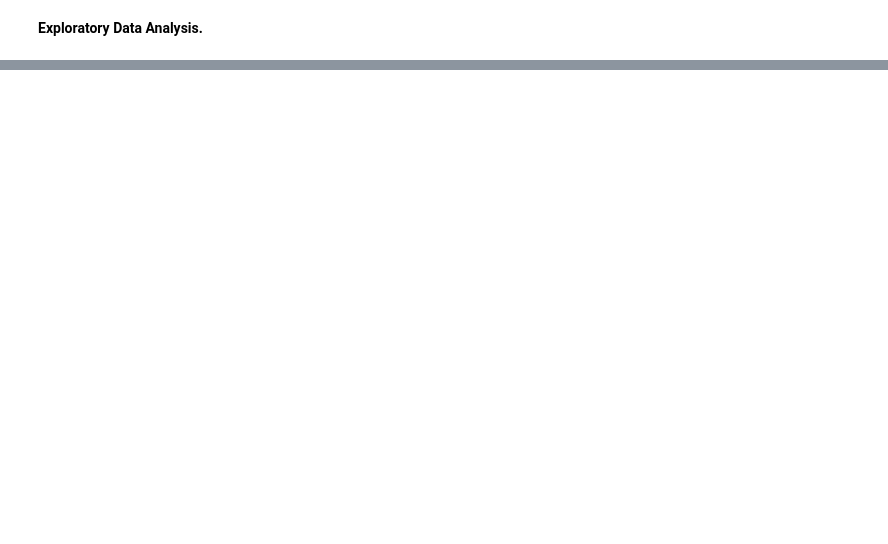
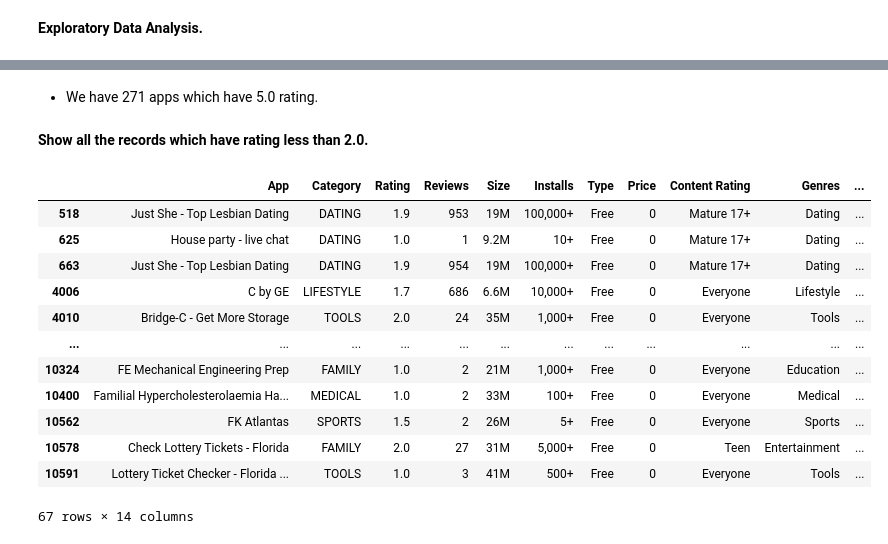
Before and after one commit to deepthisree2000/GooglePlaystore-EDA, a Jupyter notebook: Googleplaystore analysis.ipynb, the cells around one changed output, grey strips where cells are left out. Drawn from its saved outputs; the diff is of its cells as text; code cells hidden in the pictures; blank space fills up the shorter version.

```diff
--- a/Googleplaystore analysis.ipynb
+++ b/Googleplaystore analysis.ipynb
@@ -191,0 +226,20 @@ df.sample(1)
+# %% [markdown]
+* We have 271 apps which have 5.0 rating.
+# %% [markdown]
+**Show all the records which have rating less than 2.0.**
+# %%
+df[(df.Rating <= 2.0)]
+# %% [output]
+|  | App | Category | Rating | Reviews | Size | Installs | Type | Price | Content Rating | Genres | ... |
+| 518 | Just She - Top Lesbian Dating | DATING | 1.9 | 953 | 19M | 100,000+ | Free | 0 | Mature 17+ | Dating | ... |
+| 625 | House party - live chat | DATING | 1.0 | 1 | 9.2M | 10+ | Free | 0 | Mature 17+ | Dating | ... |
+| 663 | Just She - Top Lesbian Dating | DATING | 1.9 | 954 | 19M | 100,000+ | Free | 0 | Mature 17+ | Dating | ... |
+| 4006 | C by GE | LIFESTYLE | 1.7 | 686 | 6.6M | 10,000+ | Free | 0 | Everyone | Lifestyle | ... |
+| 4010 | Bridge-C - Get More Storage | TOOLS | 2.0 | 24 | 35M | 1,000+ | Free | 0 | Everyone | Tools | ... |
+| ... | ... | ... | ... | ... | ... | ... | ... | ... | ... | ... | ... |
+| 10324 | FE Mechanical Engineering Prep | FAMILY | 1.0 | 2 | 21M | 1,000+ | Free | 0 | Everyone | Education | ... |
+| 10400 | Familial Hypercholesterolaemia Ha... | MEDICAL | 1.0 | 2 | 33M | 100+ | Free | 0 | Everyone | Medical | ... |
+| 10562 | FK Atlantas | SPORTS | 1.5 | 2 | 26M | 5+ | Free | 0 | Everyone | Sports | ... |
+| 10578 | Check Lottery Tickets - Florida | FAMILY | 2.0 | 27 | 31M | 5,000+ | Free | 0 | Teen | Entertainment | ... |
+| 10591 | Lottery Ticket Checker - Florida ... | TOOLS | 1.0 | 3 | 41M | 500+ | Free | 0 | Everyone | Tools | ... |
+67 rows × 14 columns
```
Also changed, not shown: parts of 18 cells of this notebook.
